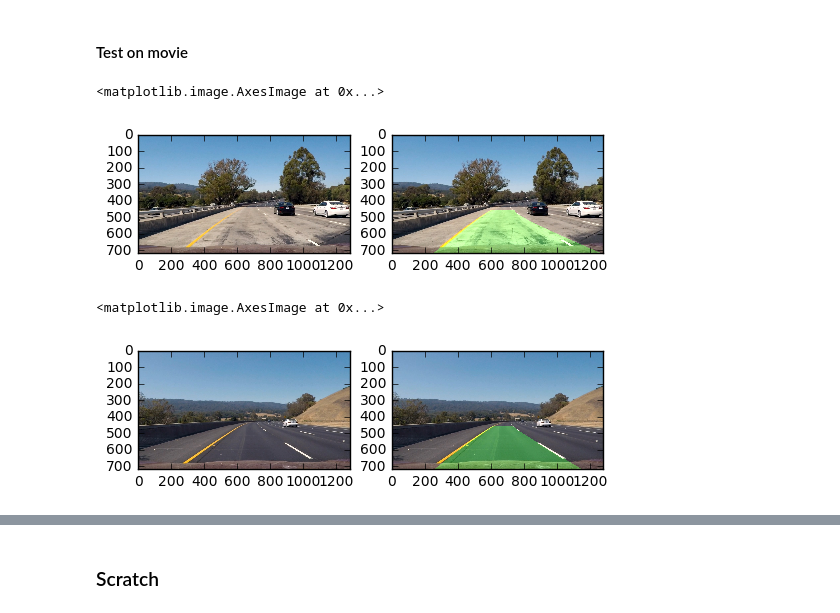
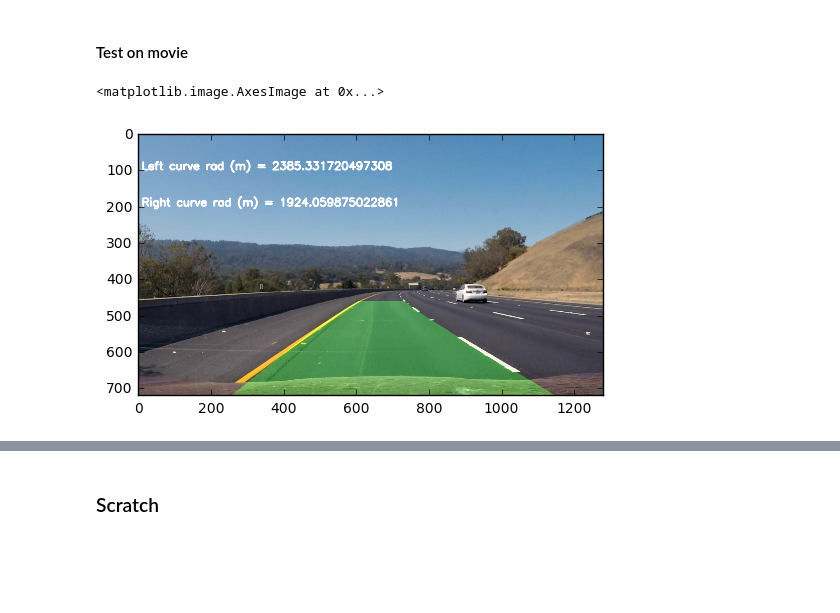
Before and after one commit to sirpsycho85/CarND-Advanced-Lane-Lines, a Jupyter notebook: Advanced lane lines.ipynb, the cells around one changed output, grey strips where cells are left out. Cells and saved outputs as stored; diff of their text form; code cells hidden in the pictures; blank space fills up the shorter version.

Commit message:
curvatures

```diff
--- a/Advanced lane lines.ipynb
+++ b/Advanced lane lines.ipynb
@@ -466,3 +461,37 @@ def measure_curvature(fit,yval):
+# %%
+def measure_curvature(fit,fitx,fity):
+    ym_per_pix = 30/720 # meters per pixel in y dimension
+    xm_per_pix = 3.7/700 # meteres per pixel in x dimension
+
+    fit_cr = np.polyfit(fity*ym_per_pix, fitx*xm_per_pix, 2)
+    y_eval = np.max(fity)
+
+    curve_rad = ((1 + (2*fit_cr[0]*y_eval + fit_cr[1])**2)**1.5) \
+                             /np.absolute(2*fit_cr[0])
+
+    return curve_rad
+# %%
+def draw_curvature(img,left_line,right_line):
+    dst = np.copy(img)
+    left_fit = left_line.fit
+    left_fitx = left_line.fitx
+    left_fity = left_line.fity
+    right_fit = right_line.fit
+    right_fitx = right_line.fitx
+    right_fity = right_line.fity
+
+    if(left_fit != None):
+        left_curve_rad = measure_curvature(left_fit,left_fitx,left_fity)
+        font = cv2.FONT_HERSHEY_SIMPLEX
+        text = 'Left curve rad (m) = {0}'.format(left_curve_rad)
+        cv2.putText(dst,text,(10,100), font, 1,(255,255,255),4,cv2.LINE_AA)
+    if(right_fit != None):
+        y_eval = np.max(right_line.fity)
+        right_curve_rad = measure_curvature(right_fit,right_fitx,right_fity)
+        font = cv2.FONT_HERSHEY_SIMPLEX
+        text = 'Right curve rad (m) = {0}'.format(right_curve_rad)
+        cv2.putText(dst,text,(10,200), font, 1,(255,255,255),4,cv2.LINE_AA)
+    return dst
 # %%
 def draw_lane(img,warped,Minv):
     """
@@ -659,9 +688,9 @@ class Line():
 #                     self.fitx = fit[0]*fity**2 + fit[1]*fity + fit[2]
                     self.fity = fity
                 else:
-                    misses += 1
+                    self.misses += 1
             else:
-                misses += 1
+                self.misses += 1
 # %% [markdown]
 ### Movies
 # %% [markdown]
@@ -673,30 +702,18 @@ def process_movie(img):
     left_line.update(lines_dict['fit_left'],lines_dict['fitx_left'],lines_dict['fity_left'])
     right_line.update(lines_dict['fit_right'],lines_dict['fitx_right'],lines_dict['fity_right'])
     result = draw_lane_from_lines(img,Minv)
+    result = draw_curvature(result,left_line,right_line)
 
     return result
-# %%
-img = mpimg.imread('test_images/test1.jpg')
-result = process_image(img)
-plt.subplot(1,2,1)
-plt.imshow(img)
-plt.subplot(1,2,2)
-plt.imshow(result)
-# %% [output]
-<matplotlib.image.AxesImage at 0x...>
-[figure, removed]
 # %%
 left_line = Line()
 right_line = Line()
 img = mpimg.imread('test_images/test3.jpg')
 result = process_movie(img)
-plt.subplot(1,2,1)
-plt.imshow(img)
-plt.subplot(1,2,2)
 plt.imshow(result)
 # %% [output]
 <matplotlib.image.AxesImage at 0x...>
-[figure, old version]
+[figure, new version]
 # %%
 clip1 = VideoFileClip("short_video.mp4")
 myframe = clip1.get_frame(1000)
```
Also changed, not shown: parts of 3 cells of this notebook, 4 other files.
